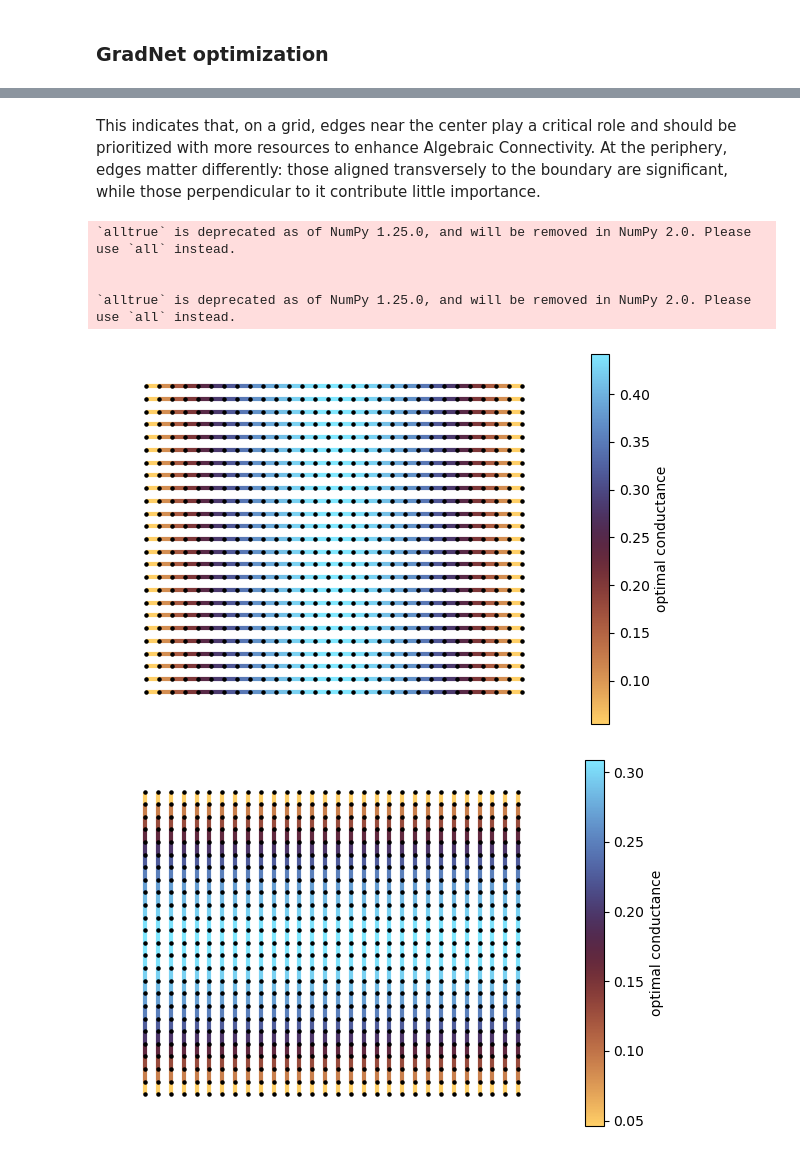
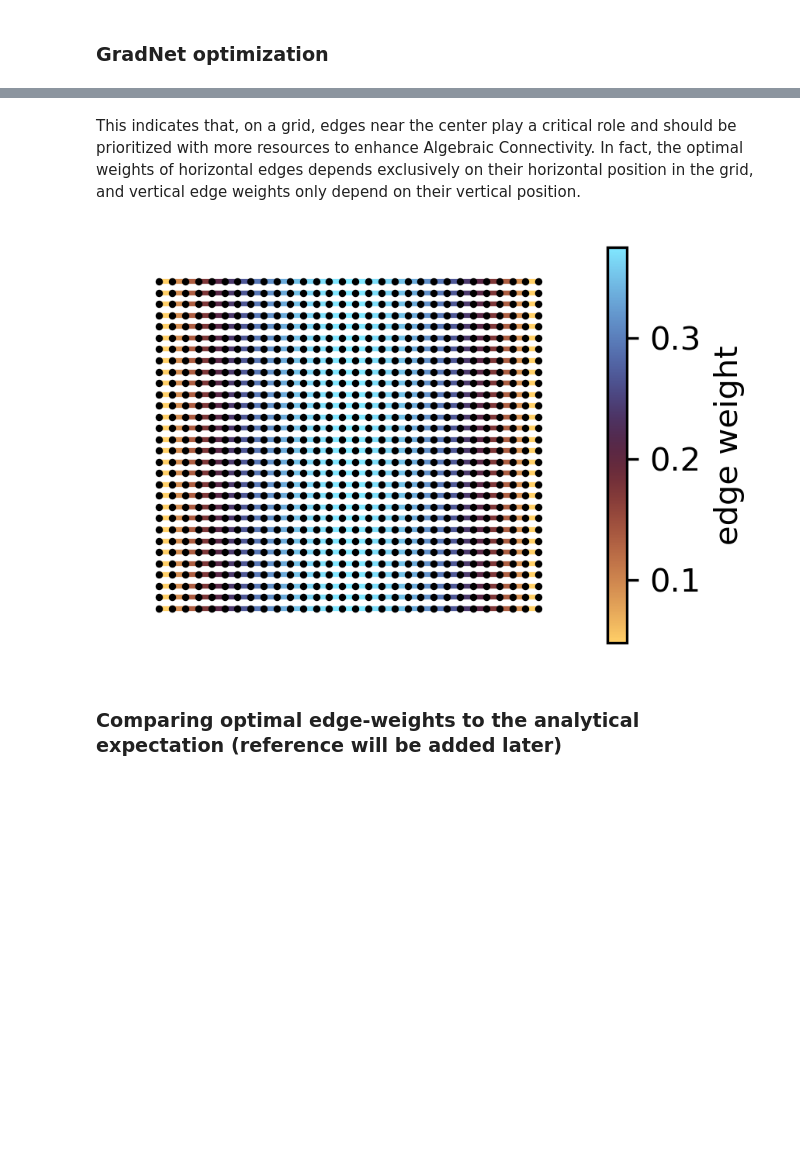
Before and after one commit to mikaberidze/gradnet, a Jupyter notebook: examples/1_algebraic_connectivity.ipynb, the cells around one changed output, grey strips where cells are left out. Saved outputs shown, nothing was run; the diff lists cells and outputs as text; code cells hidden in the pictures; blank space fills up the shorter version.

```diff
--- a/examples/1_algebraic_connectivity.ipynb
+++ b/examples/1_algebraic_connectivity.ipynb
@@ -128,53 +93,26 @@ plt.show()
+# %% [markdown]
+This indicates that, on a grid, edges near the center play a critical role and should be prioritized with more resources to enhance Algebraic Connectivity. In fact, the optimal weights of horizontal edges depends exclusively on their horizontal position in the grid, and vertical edge weights only depend on their vertical position.
+# %%
+# horizontal edges only (same row -> same y in pos)
+h_edges = [(u, v) for (u, v) in net.edges() if pos[u][1] == pos[v][1]]
+h_w = np.array([net[u][v].get("weight", np.nan) for (u, v) in h_edges], dtype=float)
+
+# fig, ax = plt.subplots(figsize=(6, 4.5))
+# nx.draw_networkx_edges(net, pos, ax=ax, edgelist=h_edges, edge_color=h_w, edge_cmap=cmc.managua, width=3)
+# nx.draw_networkx_nodes(net, pos, ax=ax, node_color="k", node_size=3)
+fig, ax = plt.subplots(figsize=(3, 2.), dpi=300)
+nx.draw_networkx_edges(net, pos, ax=ax, edgelist=h_edges, edge_color=h_w, edge_cmap=cmc.managua, width=1.5)
+nx.draw_networkx_nodes(net, pos, ax=ax, node_color="k", node_size=1.6)
+
+ax.set_axis_off()
+
+sm = plt.cm.ScalarMappable(cmap=cmc.managua)
+sm.set_array(h_w)
+fig.colorbar(sm, ax=ax, label="edge weight")
+
+plt.tight_layout()
+plt.show()
+# %% [output]
+[figure, added]
 # %% [markdown]
-This indicates that, on a grid, edges near the center play a critical role and should be prioritized with more resources to enhance Algebraic Connectivity. At the periphery, edges matter differently: those aligned transversely to the boundary are significant, while those perpendicular to it contribute little importance.
+### Comparing optimal edge-weights to the analytical expectation (reference will be added later)
-# %%
-# Plot horizontal-only and vertical-only edges on the grid
-# Assumes `net`, `rows`, `cols` defined above, and imports for numpy as np, networkx as nx, plt, and cmcrameri.cm as cmc
-
-# Build 2D positions for each node index
-pos = {r * cols + c: (c, -r) for r in range(rows) for c in range(cols)}
-
-# Split edges into horizontal and vertical subsets
-edges_all = list(net.edges())
-edges_horiz = [(u, v) for (u, v) in edges_all if (u // cols == v // cols) and (abs(u - v) == 1)]
-edges_vert = [(u, v) for (u, v) in edges_all if abs(u - v) == cols]
-
-# Prepare weights for coloring
-w_horiz = np.array([net[u][v]['weight'] for (u, v) in edges_horiz]) if len(edges_horiz) > 0 else np.array([])
-w_vert = np.array([net[u][v]['weight'] for (u, v) in edges_vert]) if len(edges_vert) > 0 else np.array([])
-
-cmap = cmc.managua
-
-# Horizontal edges only
-fig, ax = plt.subplots(figsize=(6, 4))
-if len(edges_horiz) > 0:
-    nx.draw_networkx_edges(net, pos=pos, ax=ax, edgelist=edges_horiz, edge_color=w_horiz, edge_cmap=cmap, width=3)
-nx.draw_networkx_nodes(net, pos=pos, ax=ax, nodelist=sorted(net.nodes()), node_color="k", node_size=5)
-
-plt.tight_layout()
-ax.set_axis_off()
-if len(edges_horiz) > 0:
-    sm = plt.cm.ScalarMappable(cmap=cmap)
-    sm.set_array(w_horiz)
-    fig.colorbar(sm, ax=ax, label="optimal conductance")
-
-# Vertical edges only
-fig, ax = plt.subplots(figsize=(6, 4))
-if len(edges_vert) > 0:
-    nx.draw_networkx_edges(net, pos=pos, ax=ax, edgelist=edges_vert, edge_color=w_vert, edge_cmap=cmap, width=3)
-nx.draw_networkx_nodes(net, pos=pos, ax=ax, nodelist=sorted(net.nodes()), node_color="k", node_size=5)
-ax.set_axis_off()
-if len(edges_vert) > 0:
-    sm = plt.cm.ScalarMappable(cmap=cmap)
-    sm.set_array(w_vert)
-    fig.colorbar(sm, ax=ax, label="optimal conductance")
-
-plt.tight_layout()
-plt.show()
-# %% [output]
-`alltrue` is deprecated as of NumPy 1.25.0, and will be removed in NumPy 2.0. Please use `all` instead.
-
-
-`alltrue` is deprecated as of NumPy 1.25.0, and will be removed in NumPy 2.0. Please use `all` instead.
-[figure, removed]
-[figure, removed]
```
Also changed, not shown: parts of 16 cells of this notebook, 18 other files.
